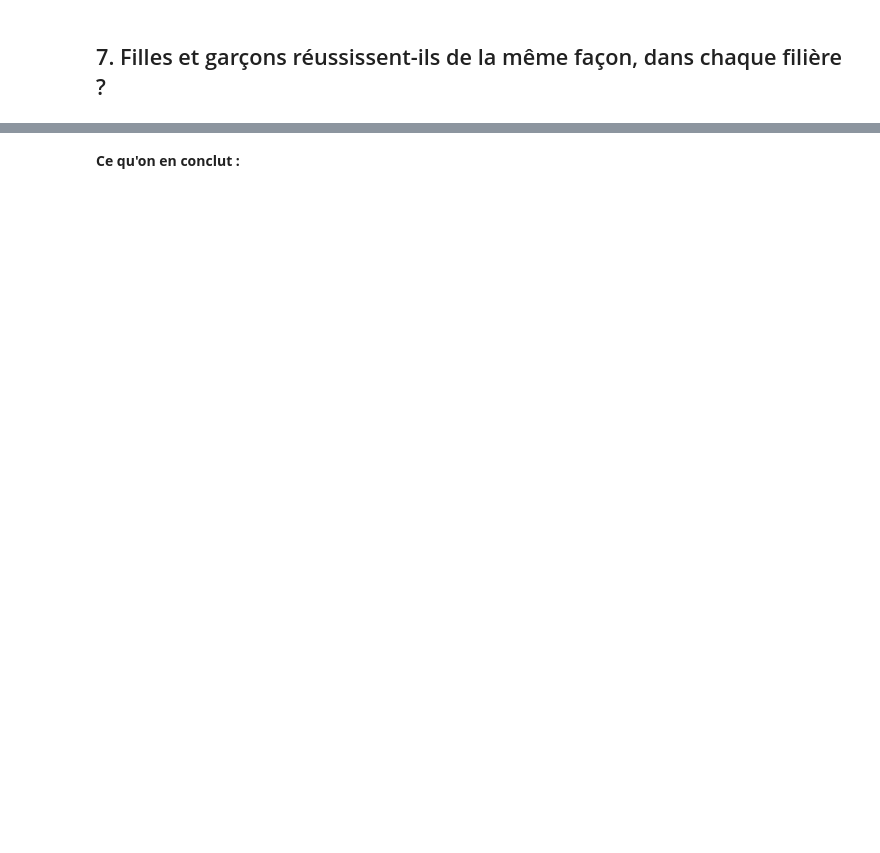
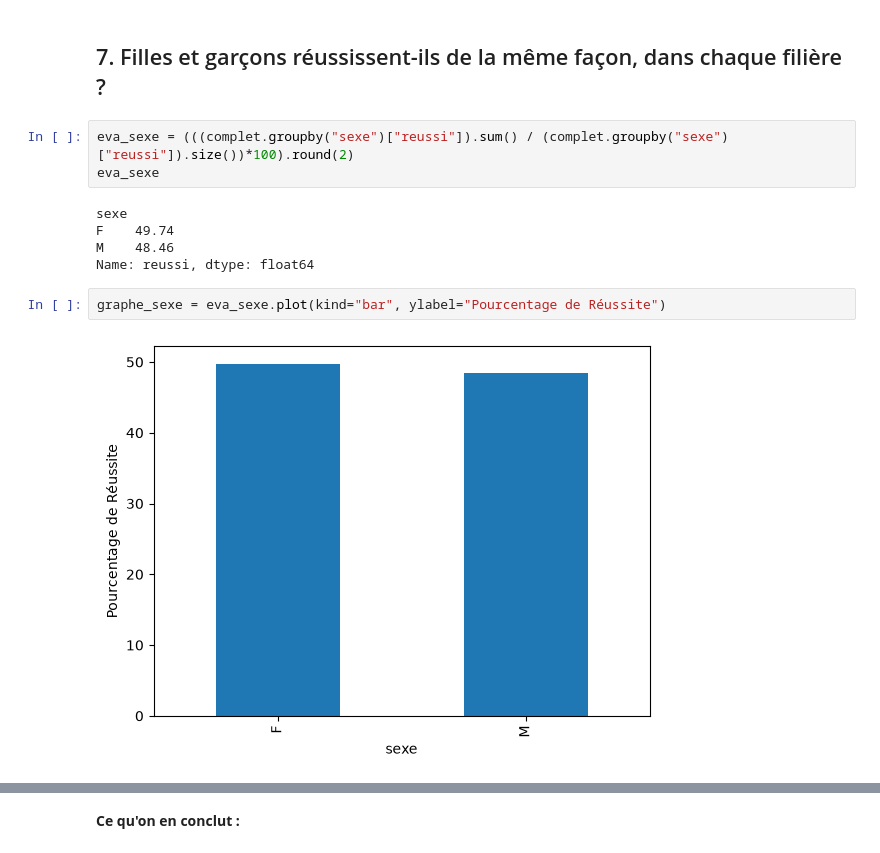
Before and after one commit to beaufilsronkerry/projet-data-examens, a Jupyter notebook: exploration.ipynb, the cells around one changed output, grey strips where cells are left out. Cells and saved outputs as stored; diff of their text form; blank space fills up the shorter version.

```diff
--- a/exploration.ipynb
+++ b/exploration.ipynb
@@ -247,2 +308,14 @@ Oui, le secteur de l'école fait une différence. Car les écoles congréganiste
 # %% [markdown]
 ## 7. Filles et garçons réussissent-ils de la même façon, dans chaque filière ?
+# %%
+eva_sexe = (((complet.groupby("sexe")["reussi"]).sum() / (complet.groupby("sexe")["reussi"]).size())*100).round(2)
+eva_sexe
+# %% [output]
+sexe
+F    49.74
+M    48.46
+Name: reussi, dtype: float64
+# %%
+graphe_sexe = eva_sexe.plot(kind="bar", ylabel="Pourcentage de Réussite")
+# %% [output]
+[figure, added]
```
Also changed, not shown: parts of 18 cells of this notebook, 1 other file.
